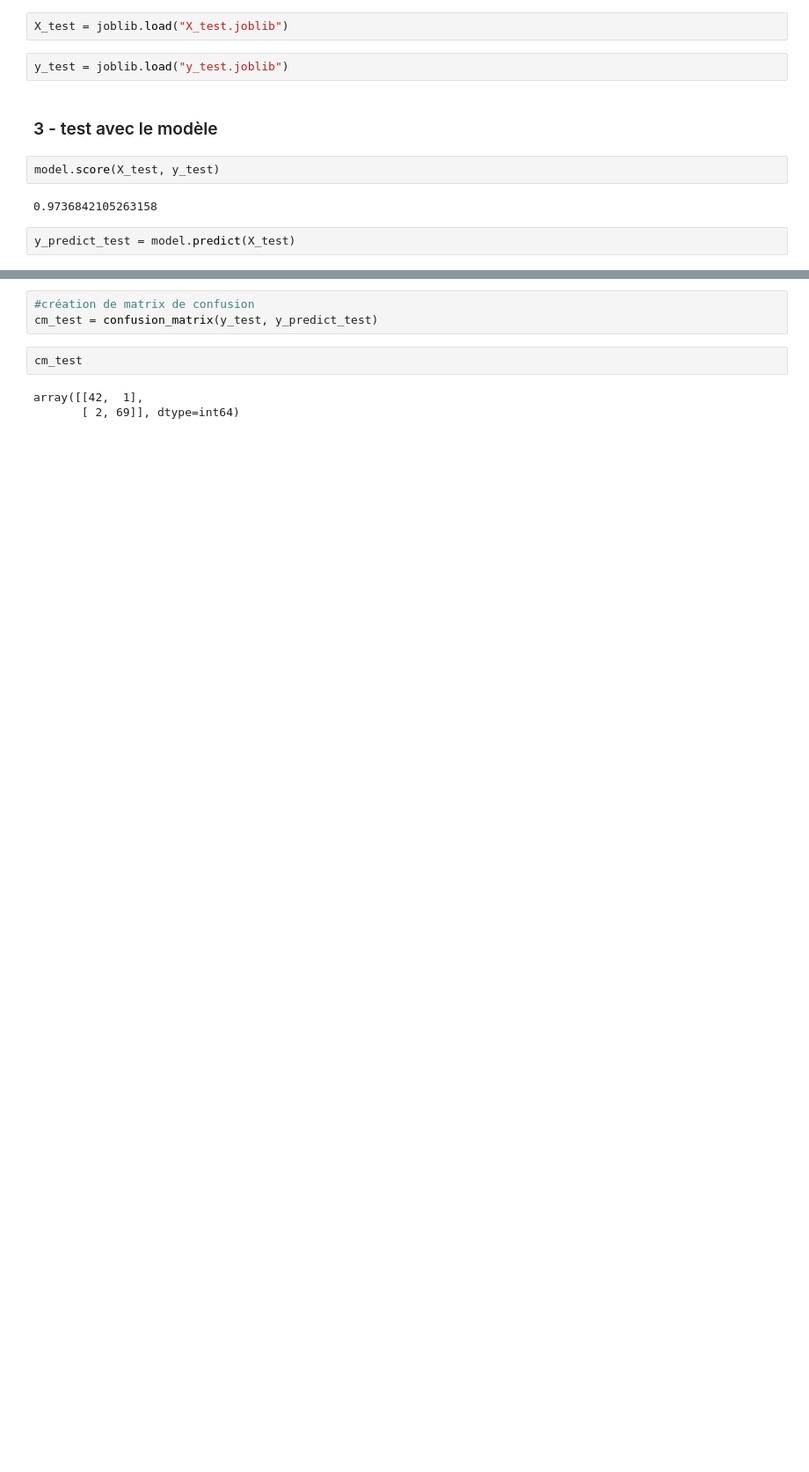
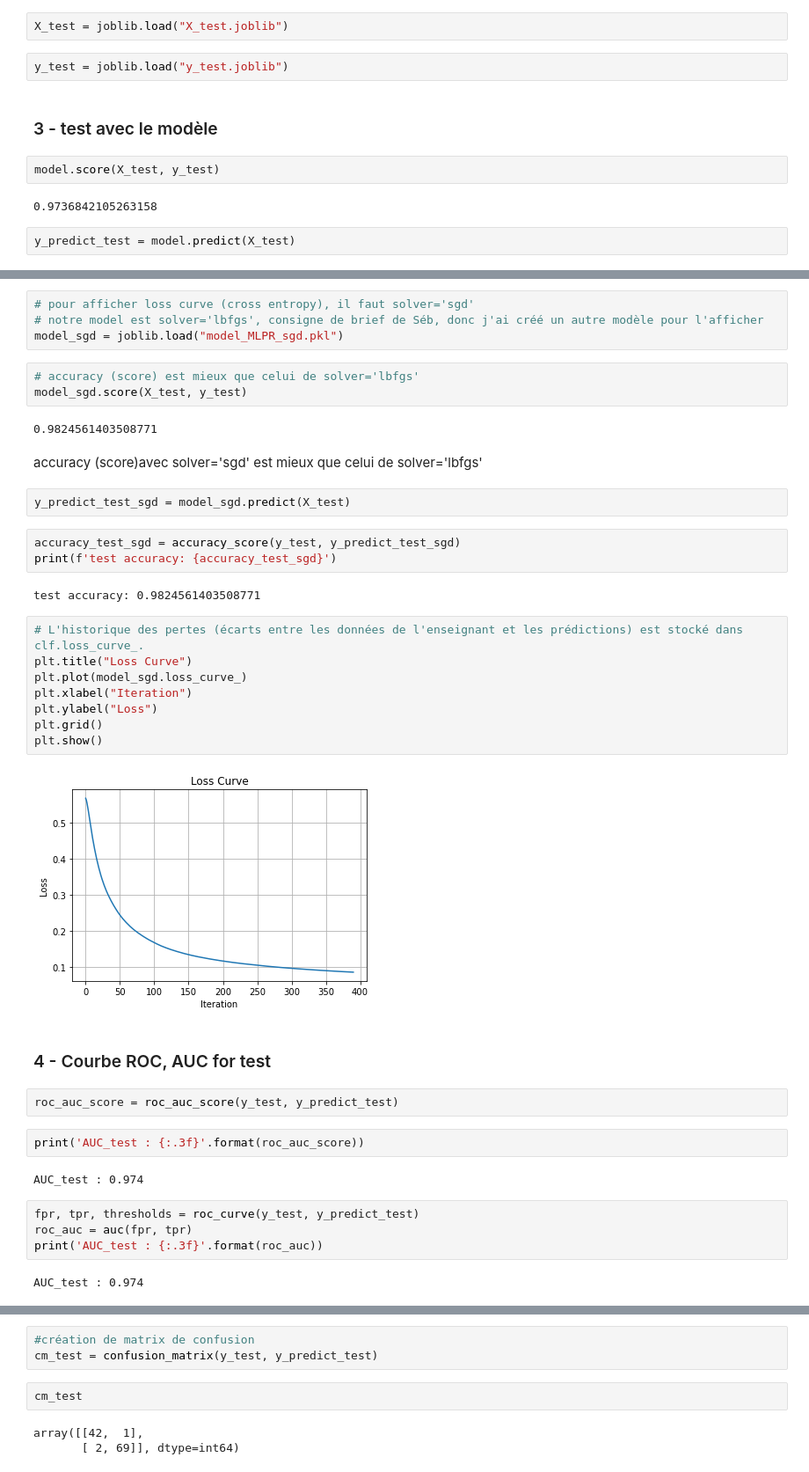
Before and after one commit to MiyukiMol/2021_12_tp_neural_network_classification, a Jupyter notebook: brest_cancer_test.ipynb, the cells around one changed output, grey strips where cells are left out. Shown at 88% size. Cells and saved outputs as stored; diff of their text form; blank space fills up the shorter version.

```diff
--- a/brest_cancer_test.ipynb
+++ b/brest_cancer_test.ipynb
@@ -46,0 +84,42 @@ y_predict_test = model.predict(X_test)
+# %%
+# pour afficher loss curve (cross entropy), il faut solver='sgd'
+# notre model est solver='lbfgs', consigne de brief de Séb, donc j'ai créé un autre modèle pour l'afficher
+model_sgd = joblib.load("model_MLPR_sgd.pkl")
+# %%
+# accuracy (score) est mieux que celui de solver='lbfgs'
+model_sgd.score(X_test, y_test)
+# %% [output]
+0.9824561403508771
+# %% [markdown]
+accuracy (score)avec solver='sgd' est mieux que celui de solver='lbfgs'
+# %%
+y_predict_test_sgd = model_sgd.predict(X_test)
+# %%
+accuracy_test_sgd = accuracy_score(y_test, y_predict_test_sgd)
+print(f'test accuracy: {accuracy_test_sgd}')
+# %% [output]
+test accuracy: 0.9824561403508771
+# %%
+# L'historique des pertes (écarts entre les données de l'enseignant et les prédictions) est stocké dans clf.loss_curve_.
+plt.title("Loss Curve")
+plt.plot(model_sgd.loss_curve_)
+plt.xlabel("Iteration")
+plt.ylabel("Loss")
+plt.grid()
+plt.show()
+# %% [output]
+[figure, added]
+# %% [markdown]
+### 4 - Courbe ROC, AUC for test
+# %%
+roc_auc_score = roc_auc_score(y_test, y_predict_test)
+# %%
+print('AUC_test : {:.3f}'.format(roc_auc_score))
+# %% [output]
+AUC_test : 0.974
+# %%
+fpr, tpr, thresholds = roc_curve(y_test, y_predict_test)
+roc_auc = auc(fpr, tpr)
+print('AUC_test : {:.3f}'.format(roc_auc))
+# %% [output]
+AUC_test : 0.974
```
Also changed, not shown: parts of 11 cells of this notebook, 2 other files.
